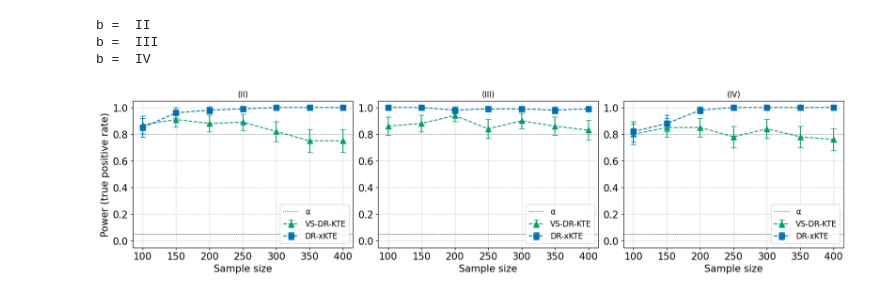
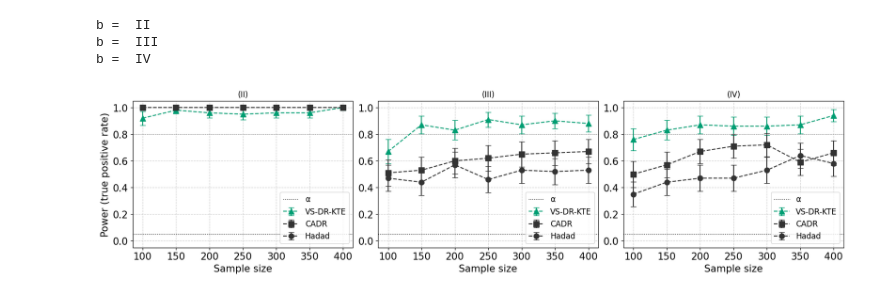
Before and after one commit to houssamzenati/adaptive-KTE, a Jupyter notebook: experiment_adaptive.ipynb, the cells around one changed output. Saved outputs shown, nothing was run; the diff lists cells and outputs as text; code cells hidden in the pictures.

```diff
--- a/experiment_adaptive.ipynb
+++ b/experiment_adaptive.ipynb
@@ -31,7 +30,7 @@ import os
 # %%
 import numpy as np
 
-def treatment_effect_vector(ns, scenario, rng, beta_mix=2.0, beta_uniform=2.0):
+def treatment_effect_vector(ns, scenario, rng, beta_mix=1.0, beta_uniform=2.0):
     """
     Per-time treatment effect δ[t]; Y1 = base + δ, Y0 = base.
     scenario ∈ {'I','II','III','IV'}.
@@ -44,7 +43,7 @@ def treatment_effect_vector(ns, scenario, rng, beta_mix=2.0, beta_uniform=2.0):
         signs = rng.binomial(1, 0.5, size=ns) * 2 - 1
         return signs.astype(float) * beta_mix
     if scenario == 'IV':
-        return rng.uniform(0, beta_uniform, size=ns)
+        return rng.uniform(-beta_uniform, beta_uniform, size=ns)
     return np.zeros(ns)
 
 
@@ -148,7 +147,15 @@ def collect_epsilon_greedy(
         Pi_fold1_on_1[r] = np.where(q1 > q0, 1.0 - 0.5 * eps_t,
                                     np.where(q1 < q0, 0.5 * eps_t, 0.5))
 
-    return X, T, Y[:, None], w, Pi_fold0_on_0, Pi_fold1_on_1, idx0, idx1
+    P_all = np.empty((ns, ns), dtype=np.float32)
+
+    for t in range(ns):
+        th0 = theta0_snap[t]; th1 = theta1_snap[t]; eps_t = eps_at(t)
+        q0_all = X_aug @ th0
+        q1_all = X_aug @ th1
+        P_all[t] = np.where(q1_all > q0_all, 1.0 - 0.5 * eps_t,
+                     np.where(q1_all < q0_all, 0.5 * eps_t, 0.5))
+    return X, T, Y[:, None], w, Pi_fold0_on_0, Pi_fold1_on_1, idx0, idx1, P_all
 # %% [markdown]
 ## Main function, which runs a list of tests based on its arguments
 # %%
@@ -340,7 +359,7 @@ method_dict = {'VS-DR-KTE': 'VS-DR-KTE-a', 'VS-DR-KTE_chronological': 'VS-DR-KTE
 # --- Inputs matching your original snippet ---
 case = 1
 b = 'I'
-ns = 500
+ns = 750
 method = 'VS-DR-KTE_chronological'
 experiment = 'adaptive'
 name_folder = f"results/{experiment}/"
@@ -436,7 +455,7 @@ iterations=100
 
 ns_list = np.arange(100, 450, 50)
 b_list = ['II', 'III', 'IV']
-method_list = ['VS-DR-KTE', 'DR-xKTE']
+method_list = ['VS-DR-KTE', 'CADR', 'Hadad']
 # method_list = ['VS-DR-KTE', 'DR-xKTE', 'IPW-xKTE']
 
 
@@ -453,7 +472,7 @@ name_folder_list_adaptive_null = ['results/' + 'adaptive' + '/']
 ns_list_false_null = ns_list
 ns_array_false_null = np.array(ns_list_false_null)
 b_list_false_null = ['II', 'III', 'IV']
-methods_false_null = ['VS-DR-KTE', 'DR-xKTE']
+methods_false_null = ['VS-DR-KTE', 'CADR', 'Hadad']
 case_list_false_null = [1]
 
 d = dict()
@@ -474,7 +493,7 @@ def plot_power_scenarios_adaptive_alternative(
     d,
     scenario_list=["II", "III", "IV"],
     ns_list=[100, 150, 200, 250, 300, 350, 400],
-    methods=["VS-DR-KTE", "DR-xKTE", "KTE"],
+    methods=['VS-DR-KTE', 'CADR', 'Hadad'],
     name_folder="results/adaptive/",
     split_suffix="_alternating.csv",
     alpha=0.05,
@@ -537,32 +556,32 @@ def plot_power_scenarios_adaptive_alternative(
                 yerr=yerr,
                 capsize=4,
                 marker=markers[i % len(markers)],
                 linestyle='--',
                 linewidth=1.5,
                 markersize=8,
                 label=method_label.get(method, method),
                 color=colors.get(method, "#333333")
             )
 
         # Reference lines: nominal alpha (for orientation) and 80% power target
         ax.axhline(alpha, color="black", linestyle=":", linewidth=1, label="α")
         ax.axhline(0.8, color="#888888", linestyle=":", linewidth=1)
 
         ax.legend(loc="lower right")
 
     os.makedirs(os.path.dirname(save_path), exist_ok=True)
     plt.savefig(save_path, bbox_inches="tight")
     plt.show()
 
 plot_power_scenarios_adaptive_alternative(
     d=d,
     scenario_list=['II','III','IV'],
     ns_list=ns_list,
-    methods=['VS-DR-KTE','DR-xKTE'],
+    methods=['VS-DR-KTE', 'CADR', 'Hadad'],
     name_folder='results/adaptive/',
     split_suffix='_alternating.csv',
     alpha=0.05,
     save_path='plots/scenarios_II_III_IV_adaptive_power.png'
 )
 # %% [output]
-[figure, old version]
+[figure, new version]
```
Also changed, not shown: parts of 12 cells of this notebook, 2 other files.
